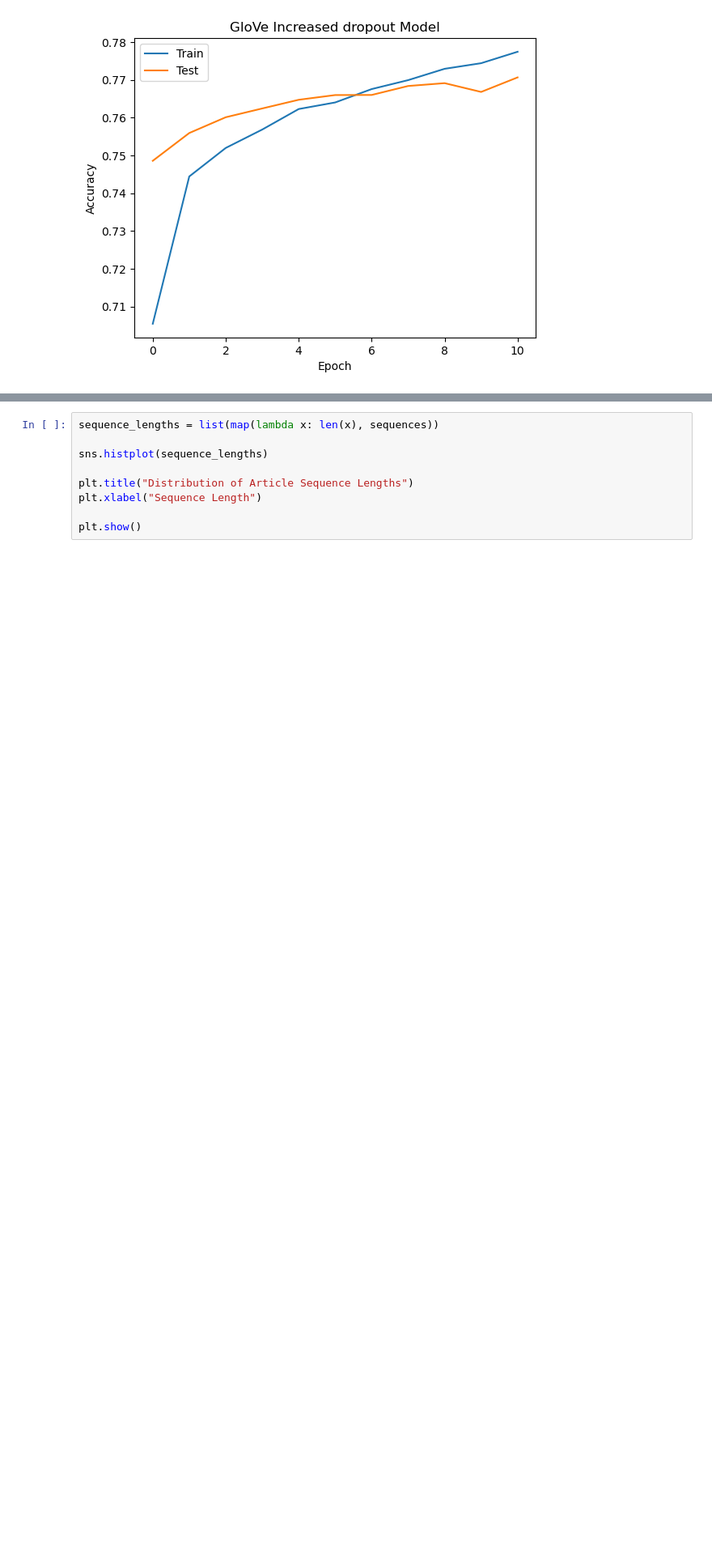
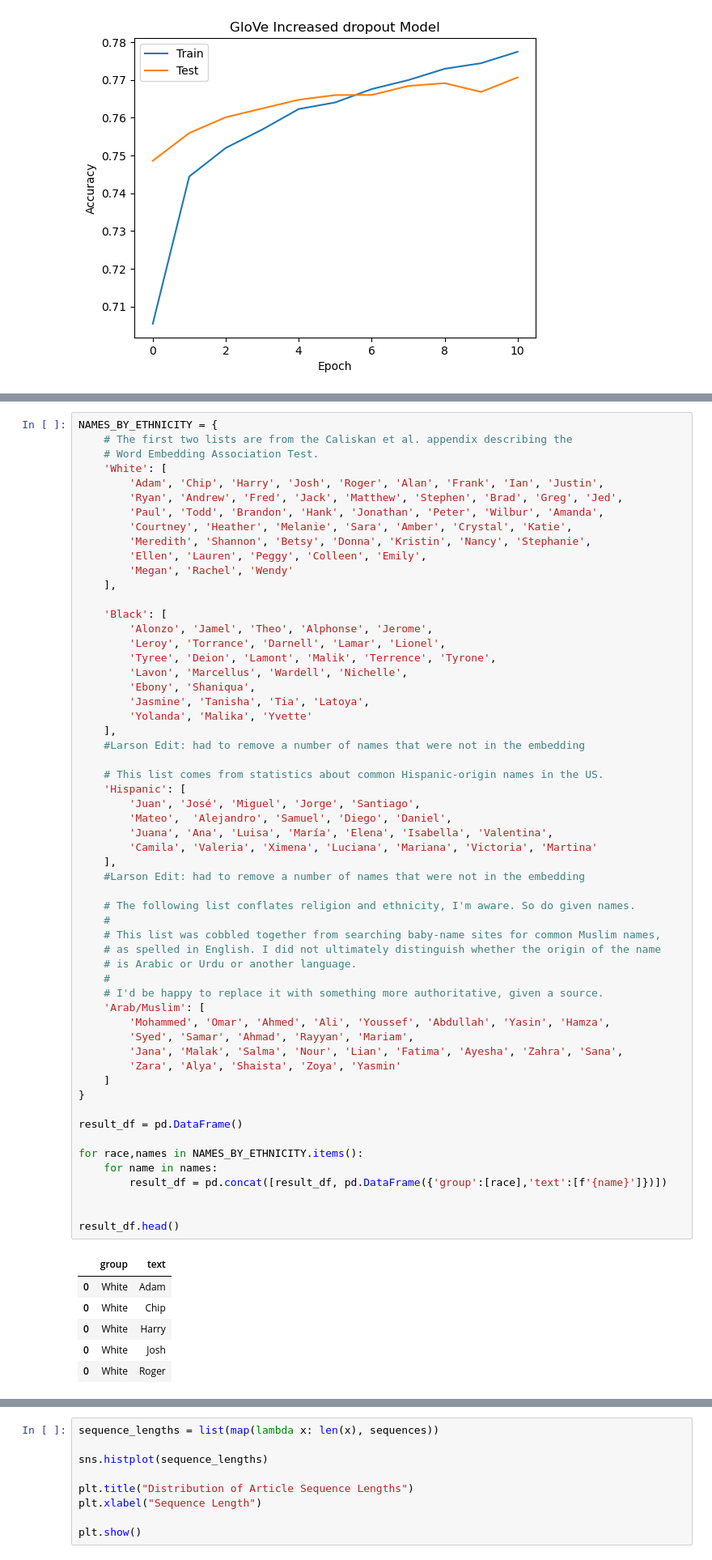
Before and after one commit to lattiric/ML_NN_Final_Proj, a Jupyter notebook: labWill.ipynb, the cells around one changed output, grey strips where cells are left out. Shown: that part at 81% size. Saved outputs shown, nothing was run; the diff lists cells and outputs as text; blank space fills up the shorter version.

```diff
--- a/labWill.ipynb
+++ b/labWill.ipynb
@@ -579,0 +401,64 @@ Found 124252 unique tokens. Distilled to 124252 top words.
+# %%
+NAMES_BY_ETHNICITY = {
+    # The first two lists are from the Caliskan et al. appendix describing the
+    # Word Embedding Association Test.
+    'White': [
+        'Adam', 'Chip', 'Harry', 'Josh', 'Roger', 'Alan', 'Frank', 'Ian', 'Justin',
+        'Ryan', 'Andrew', 'Fred', 'Jack', 'Matthew', 'Stephen', 'Brad', 'Greg', 'Jed',
+        'Paul', 'Todd', 'Brandon', 'Hank', 'Jonathan', 'Peter', 'Wilbur', 'Amanda',
+        'Courtney', 'Heather', 'Melanie', 'Sara', 'Amber', 'Crystal', 'Katie',
+        'Meredith', 'Shannon', 'Betsy', 'Donna', 'Kristin', 'Nancy', 'Stephanie',
+        'Ellen', 'Lauren', 'Peggy', 'Colleen', 'Emily',
+        'Megan', 'Rachel', 'Wendy'
+    ],
+
+    'Black': [
+        'Alonzo', 'Jamel', 'Theo', 'Alphonse', 'Jerome',
+        'Leroy', 'Torrance', 'Darnell', 'Lamar', 'Lionel',
+        'Tyree', 'Deion', 'Lamont', 'Malik', 'Terrence', 'Tyrone',
+        'Lavon', 'Marcellus', 'Wardell', 'Nichelle',
+        'Ebony', 'Shaniqua',
+        'Jasmine', 'Tanisha', 'Tia', 'Latoya',
+        'Yolanda', 'Malika', 'Yvette'
+    ],
+    #Larson Edit: had to remove a number of names that were not in the embedding
+
+    # This list comes from statistics about common Hispanic-origin names in the US.
+    'Hispanic': [
+        'Juan', 'José', 'Miguel', 'Jorge', 'Santiago',
+        'Mateo',  'Alejandro', 'Samuel', 'Diego', 'Daniel',
+        'Juana', 'Ana', 'Luisa', 'María', 'Elena', 'Isabella', 'Valentina',
+        'Camila', 'Valeria', 'Ximena', 'Luciana', 'Mariana', 'Victoria', 'Martina'
+    ],
+    #Larson Edit: had to remove a number of names that were not in the embedding
+
+    # The following list conflates religion and ethnicity, I'm aware. So do given names.
+    #
+    # This list was cobbled together from searching baby-name sites for common Muslim names,
+    # as spelled in English. I did not ultimately distinguish whether the origin of the name
+    # is Arabic or Urdu or another language.
+    #
+    # I'd be happy to replace it with something more authoritative, given a source.
+    'Arab/Muslim': [
+        'Mohammed', 'Omar', 'Ahmed', 'Ali', 'Youssef', 'Abdullah', 'Yasin', 'Hamza',
+        'Syed', 'Samar', 'Ahmad', 'Rayyan', 'Mariam',
+        'Jana', 'Malak', 'Salma', 'Nour', 'Lian', 'Fatima', 'Ayesha', 'Zahra', 'Sana',
+        'Zara', 'Alya', 'Shaista', 'Zoya', 'Yasmin'
+    ]
+}
+
+result_df = pd.DataFrame()
+
+for race,names in NAMES_BY_ETHNICITY.items():
+    for name in names:
+        result_df = pd.concat([result_df, pd.DataFrame({'group':[race],'text':[f'{name}']})])
+
+
+result_df.head()
+# %% [output]
+|  | group | text |
+| 0 | White | Adam |
+| 0 | White | Chip |
+| 0 | White | Harry |
+| 0 | White | Josh |
+| 0 | White | Roger |
```
Also changed, not shown: parts of 15 cells of this notebook.
